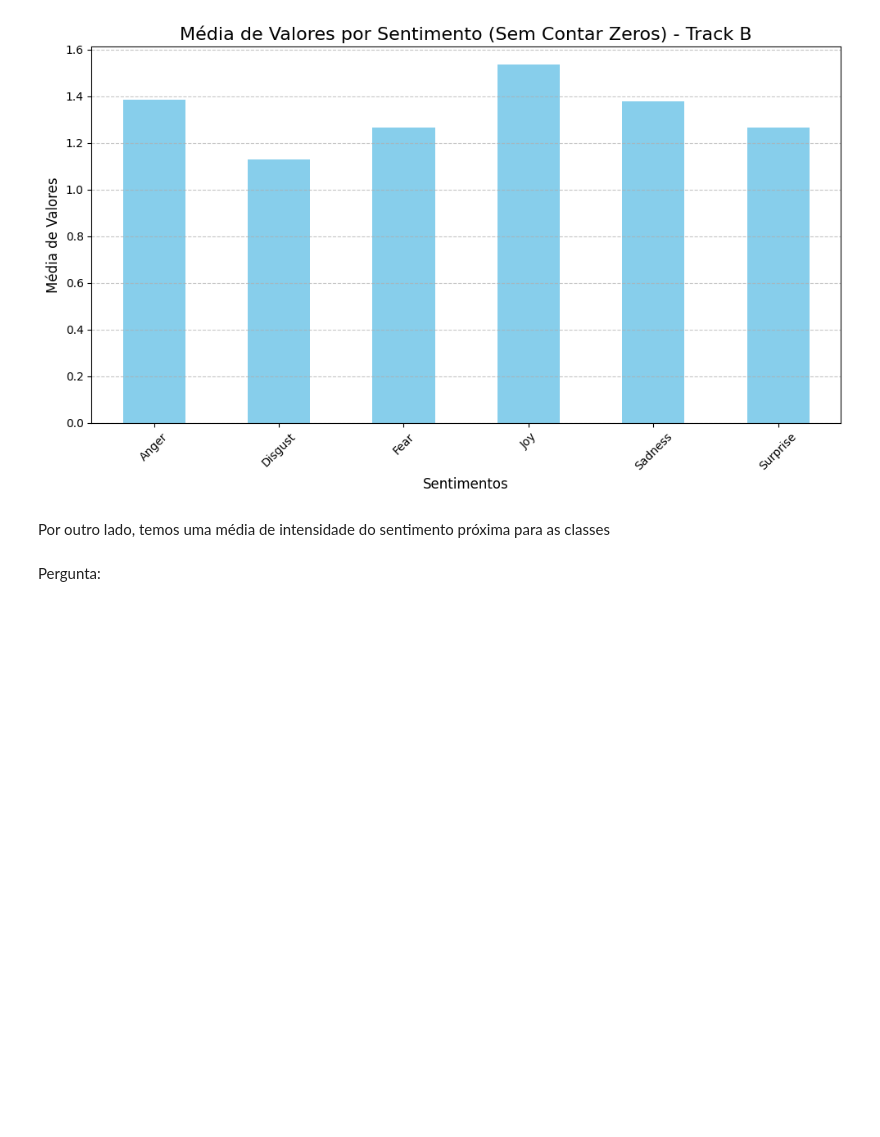
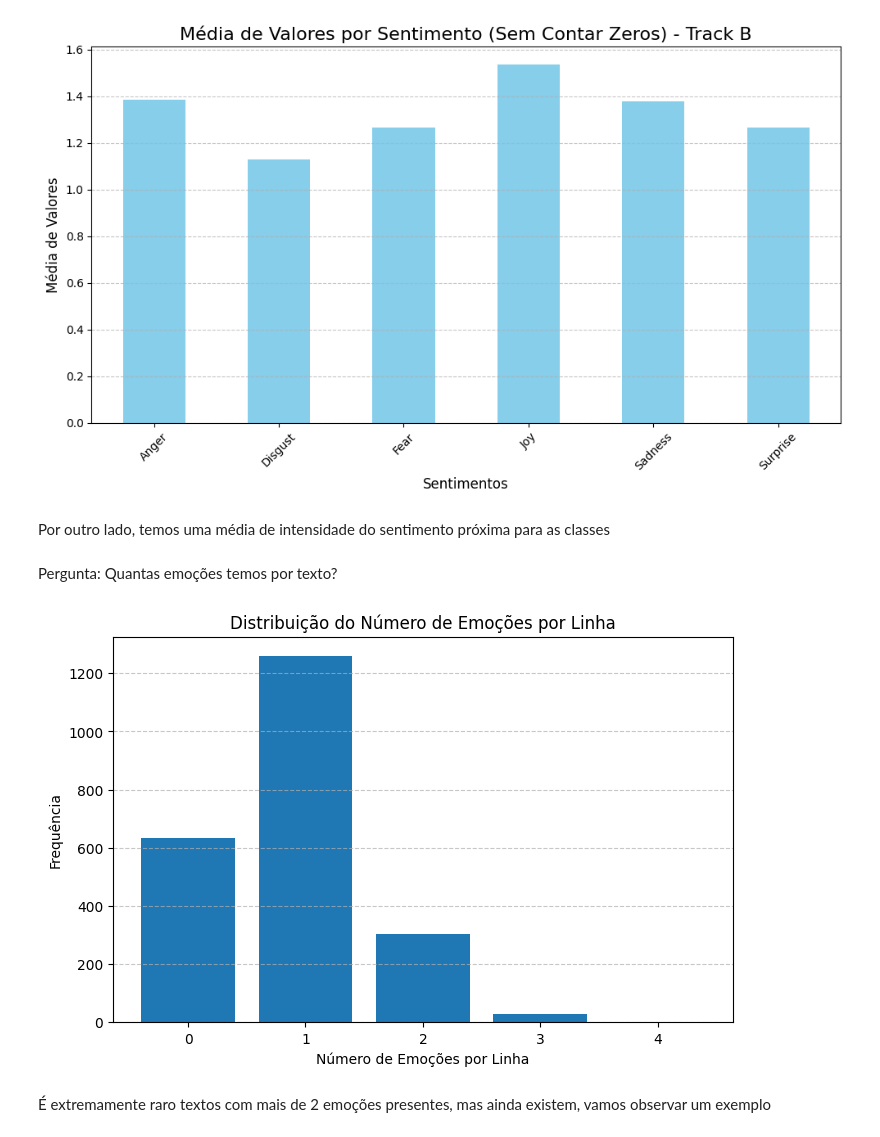
Before and after one commit to arturnovais/Emotion-Detection---SemEval-2025-Task-11, a Jupyter notebook: EDA.ipynb, the cells around one changed output. Drawn from its saved outputs; the diff is of its cells as text; code cells hidden in the pictures; blank space fills up the shorter version.

```diff
--- a/EDA.ipynb
+++ b/EDA.ipynb
@@ -87,5 +198,22 @@ plt.show()
 [figure]
 # %% [markdown]
 Por outro lado, temos uma média de intensidade do sentimento próxima para as classes
-# %% [markdown]
-Pergunta:
+# %% [markdown]
+Pergunta: Quantas emoções temos por texto?
+# %%
+emotion_counts = track_a.drop(columns=['id', 'text']).sum(axis=1)
+
+emotion_distribution = emotion_counts.value_counts().sort_index()
+
+plt.figure(figsize=(8, 5))
+plt.bar(emotion_distribution.index, emotion_distribution.values)
+plt.xlabel("Número de Emoções por Linha")
+plt.ylabel("Frequência")
+plt.title("Distribuição do Número de Emoções por Linha")
+plt.xticks(range(emotion_distribution.index.min(), emotion_distribution.index.max() + 1))
+plt.grid(axis="y", linestyle="--", alpha=0.7)
+plt.show()
+# %% [output]
+[figure, added]
+# %% [markdown]
+É extremamente raro textos com mais de 2 emoções presentes, mas ainda existem, vamos observar um exemplo
```
Also changed, not shown: parts of 14 cells of this notebook.
